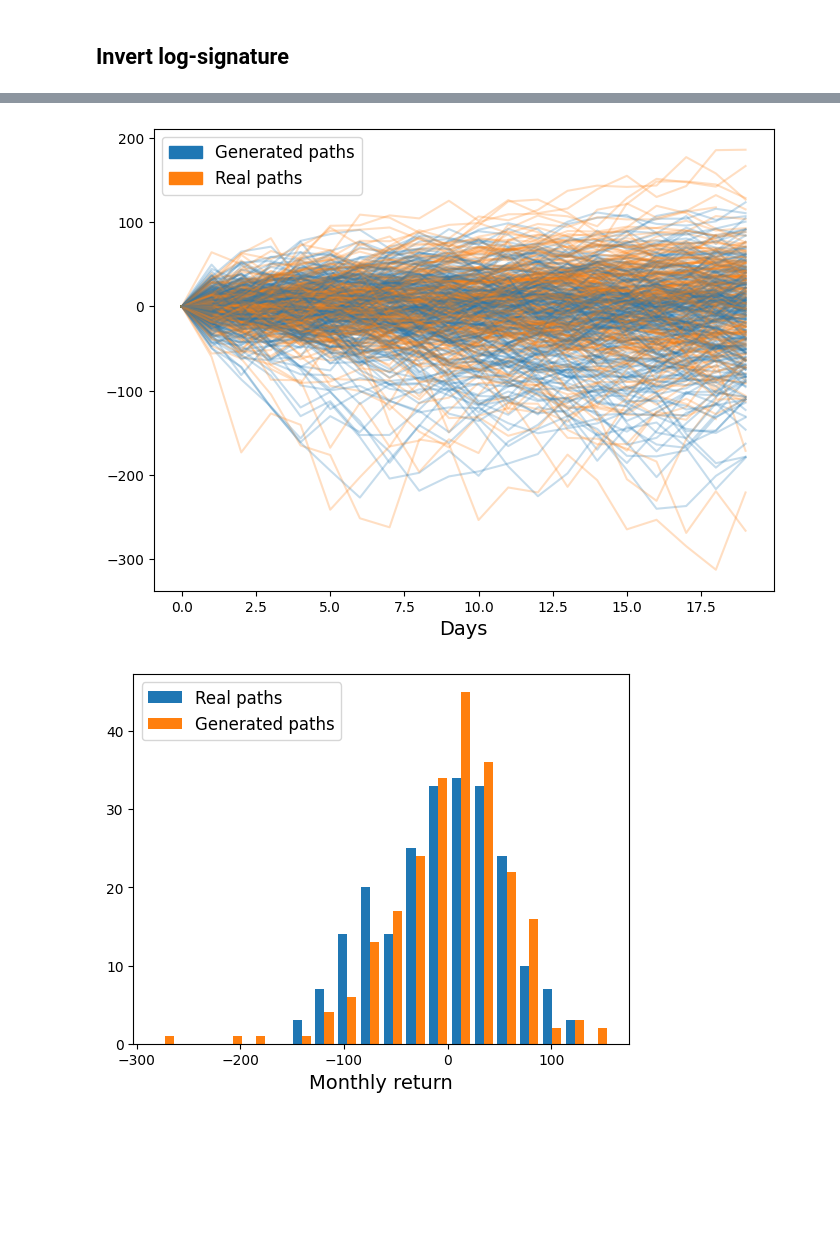
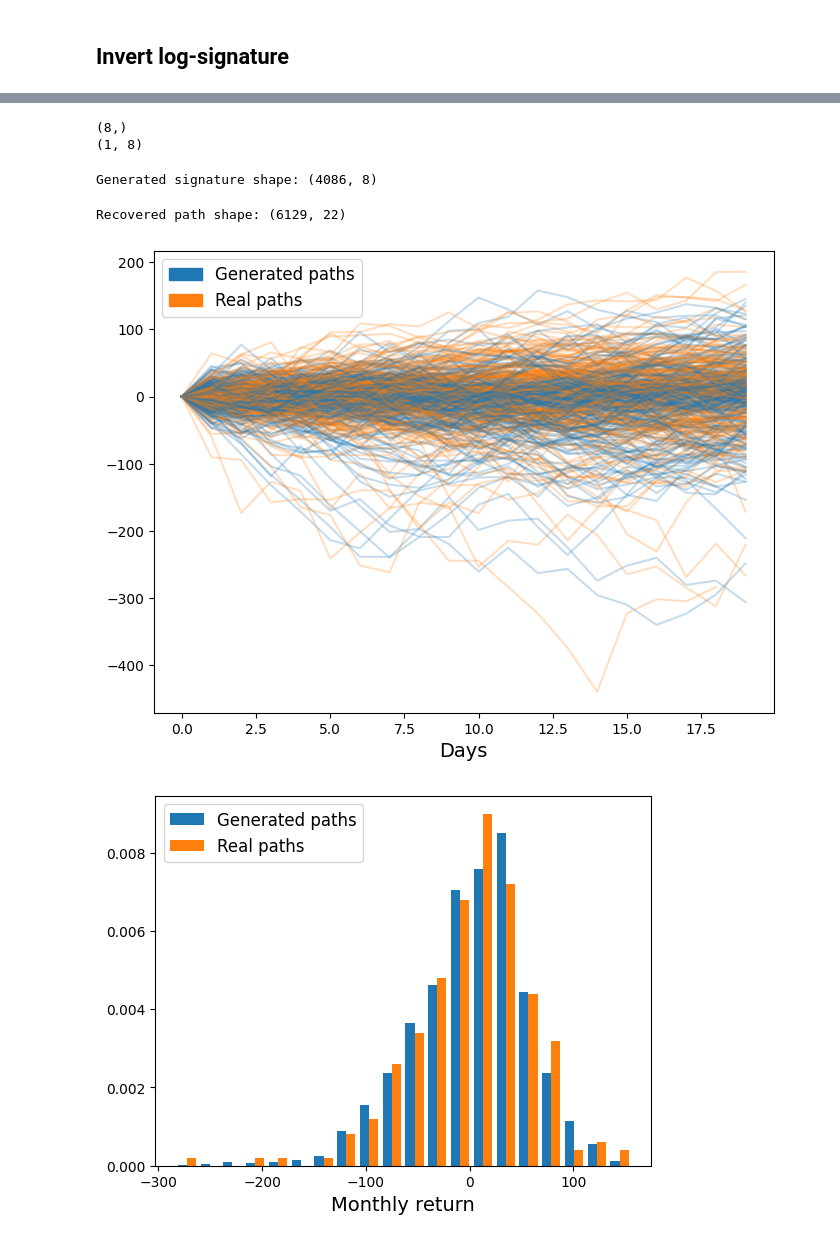
Before and after one commit to JakeStangroom/market_simulator, a Jupyter notebook: notebooks/market_generator.ipynb, the cells around one changed output, grey strips where cells are left out. Saved outputs shown, nothing was run; the diff lists cells and outputs as text; code cells hidden in the pictures; blank space fills up the shorter version.

```diff
--- a/notebooks/market_generator.ipynb
+++ b/notebooks/market_generator.ipynb
@@ -117,7 +125,7 @@ logsig = MG.generate(MG.conditions[0])
 # %%
 pip = 0.01
 n_pips = 50 * 100 # 50$
-n_points = 21
+n_points = 22
 
 n_iterations = 100
 n_organisms = 100
@@ -136,13 +144,81 @@ Recovered log-signature: [-13.470000000000006, -13.470000000000006, -2926.022450
 # %%
+
 paths = []
 for condition in MG.conditions:
     logsig = MG.generate(condition)
+    print(logsig.shape)
+    print(np.array([logsig]).shape)
     recovered_path, loss = logsig_inversion.train(logsig, order, n_iterations, n_organisms, n_points,
-                                                  pip, n_pips)
+                                                  pip, n_pips, verbose = False)
 
     paths.append(recovered_path)
+    break
+# %% [output]
+(8,)
+(1, 8)
+# %%
+# Generate signatures
+from math import ceil
+from joblib import Parallel, delayed
+from tqdm.auto import tqdm
+
+NSIMS = 4000
+CONTINUE = True
+PATH_EXTRA = 'SPX_M'
+
+    # number of signatures required
+n_per_condition = ceil(NSIMS / len(MG.conditions))
+
+for it in range(n_per_condition):
+    tmp_sigs = np.array([MG.generate(cond, n_samples = 1) for cond in MG.conditions])
+    if it == 0:
+        generated_sigs = tmp_sigs
+    else:
+        generated_sigs = np.vstack([tmp_sigs, generated_sigs])
+generated_sigs = generated_sigs.squeeze()
+print(f'Generated signature shape: {generated_sigs.shape}')
+
+recovered, loss = zip(*Parallel(n_jobs = 8)(delayed(logsig_inversion.train)(logsig, order, n_iterations, n_organisms, n_points,
+                                                    pip, n_pips, verbose = False) for logsig in tqdm(generated_sigs, desc="Path Inversion")))
+# %% [output]
+Generated signature shape: (4086, 8)
+# %%
+if CONTINUE:
+        already_recovered = np.loadtxt(
+            f'Data/Generated/{PATH_EXTRA}/train.csv',
+            delimiter = ','
+        )
+        already_loss = np.loadtxt(
+            f'Data/Generated/{PATH_EXTRA}/train_loss.csv',
+            delimiter = ','
+        )
+
+        recovered_paths = np.vstack([recovered, already_recovered])
+        recovered_loss = np.hstack([loss, already_loss])
+
+else:
+    recovered_paths = np.array(recovered)
+    recovered_loss = np.array(loss)
+
+
+
+print(f'Recovered path shape: {recovered_paths.shape}')
+np.savetxt(
+    f'Data/Generated/{PATH_EXTRA}/train.csv',
+    recovered_paths,
+    delimiter = ','
+)
+np.savetxt(
+    f'Data/Generated/{PATH_EXTRA}/train_loss.csv',
+    recovered_loss,
+    delimiter = ','
+)
+# %% [output]
+Recovered path shape: (6129, 22)
 # %%
 import matplotlib.patches as mpatches
+
+paths = recovered_paths
 
 plt.figure(figsize=(8, 6))
 for path1, path2 in zip(paths, MG.windows):
@@ -158,17 +234,17 @@ plt.legend(handles=[blue_patch, red_patch], fontsize=12)
 plt.xlabel("Days", fontsize=14)
 plt.show()
 # %% [output]
-[figure, old version]
+[figure, new version]
 # %%
 returns1 = [path[-1] - path[0] for path in paths]
 returns2 = [path[-1, 1] - path[0, 0] for path in MG.windows]
 
-_ = plt.hist([returns1, returns2], bins=20, label=["Real paths", "Generated paths"])
+_ = plt.hist([returns1, returns2], bins=20, label=["Generated paths","Real paths"], density=True)
 plt.xlabel("Monthly return", fontsize=14)
 plt.legend(fontsize=12)
 plt.show()
 # %% [output]
-[figure, old version]
+[figure, new version]
 # %%
 def concatenate(condition, periods):
     joined_path = None
```
Also changed, not shown: parts of 8 cells of this notebook, 4 other files.
